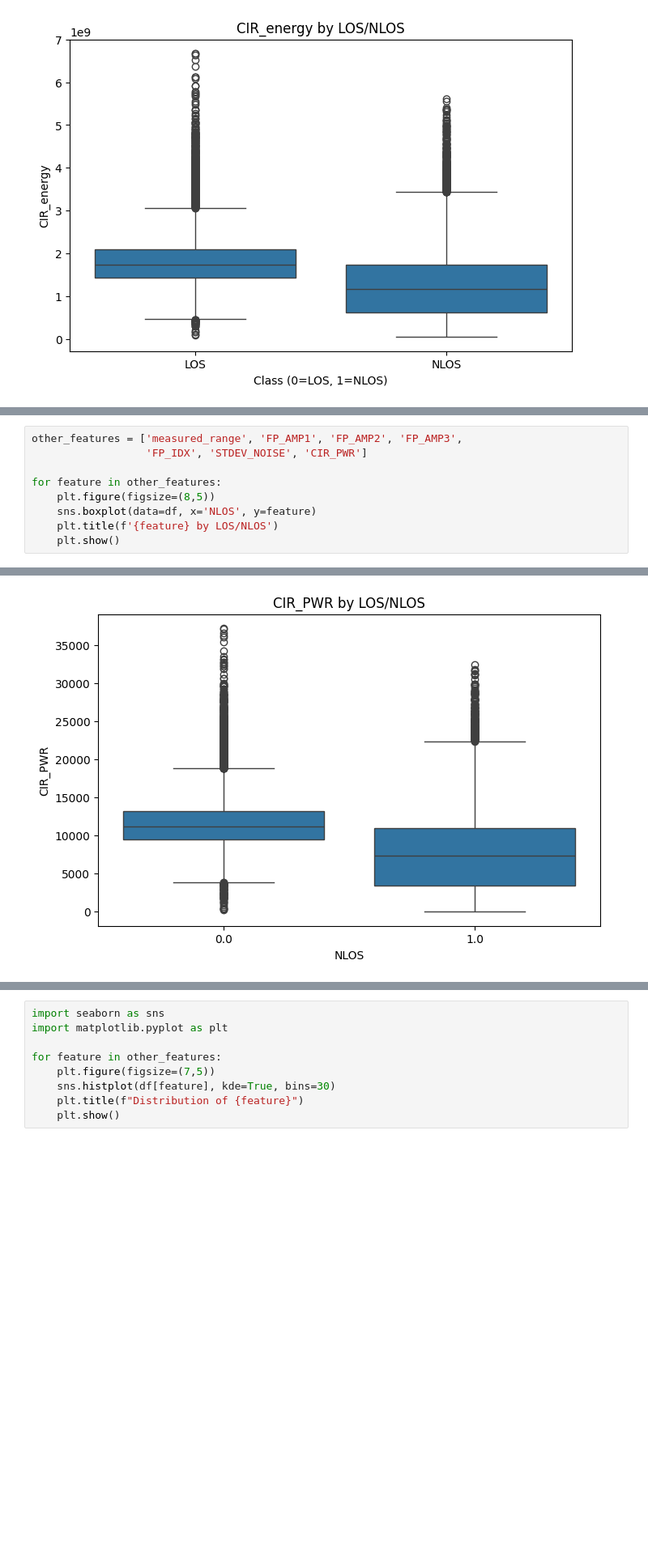
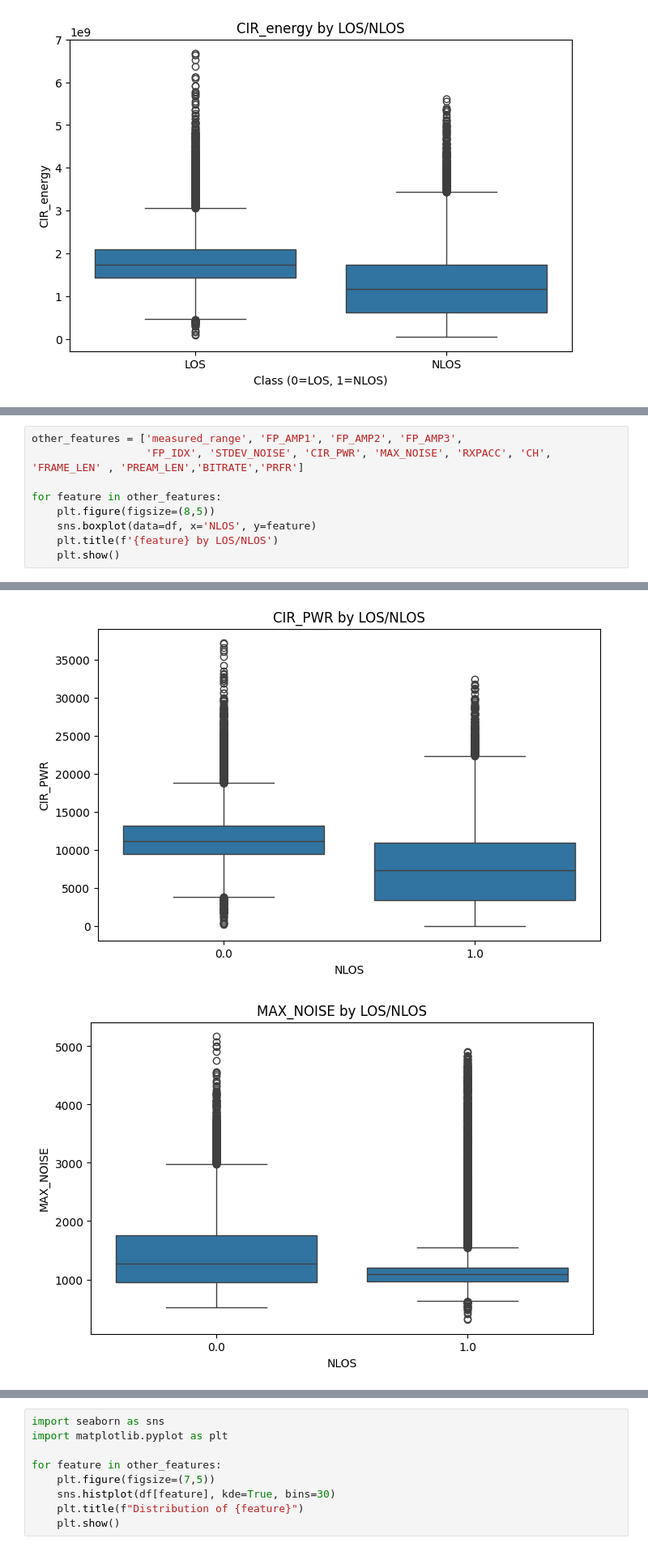
Before and after one commit to JeungHongTay/DA-LOS-WirelessSignalPrediction, a Jupyter notebook: code/iqr-method.ipynb, the cells around one changed output, grey strips where cells are left out. Shown at 81% size. Drawn from its saved outputs; the diff is of its cells as text; blank space fills up the shorter version.

```diff
--- a/code/iqr-method.ipynb
+++ b/code/iqr-method.ipynb
@@ -158,17 +193,18 @@ for feature in summary_features:
 # %%
 other_features = ['measured_range', 'FP_AMP1', 'FP_AMP2', 'FP_AMP3',
-                  'FP_IDX', 'STDEV_NOISE', 'CIR_PWR']
+                  'FP_IDX', 'STDEV_NOISE', 'CIR_PWR', 'MAX_NOISE', 'RXPACC', 'CH', 'FRAME_LEN' , 'PREAM_LEN','BITRATE','PRFR']
 
 for feature in other_features:
     plt.figure(figsize=(8,5))
     sns.boxplot(data=df, x='NLOS', y=feature)
     plt.title(f'{feature} by LOS/NLOS')
     plt.show()
 # %% [output]
 [figure]
 [figure]
 [figure]
 [figure]
 [figure]
 [figure]
 [figure]
+[figure, added]
```
Also changed, not shown: parts of 8 cells of this notebook.
